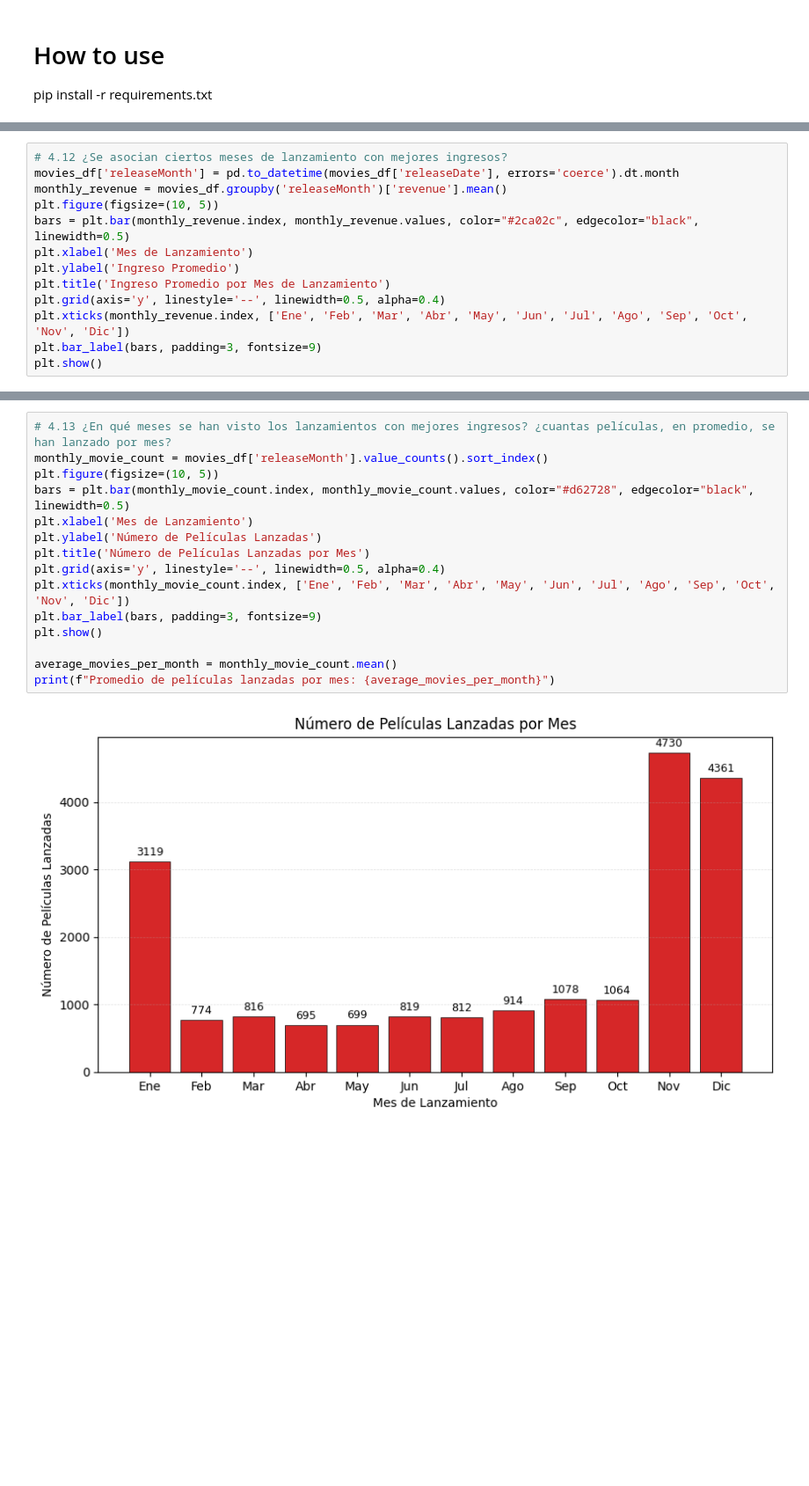
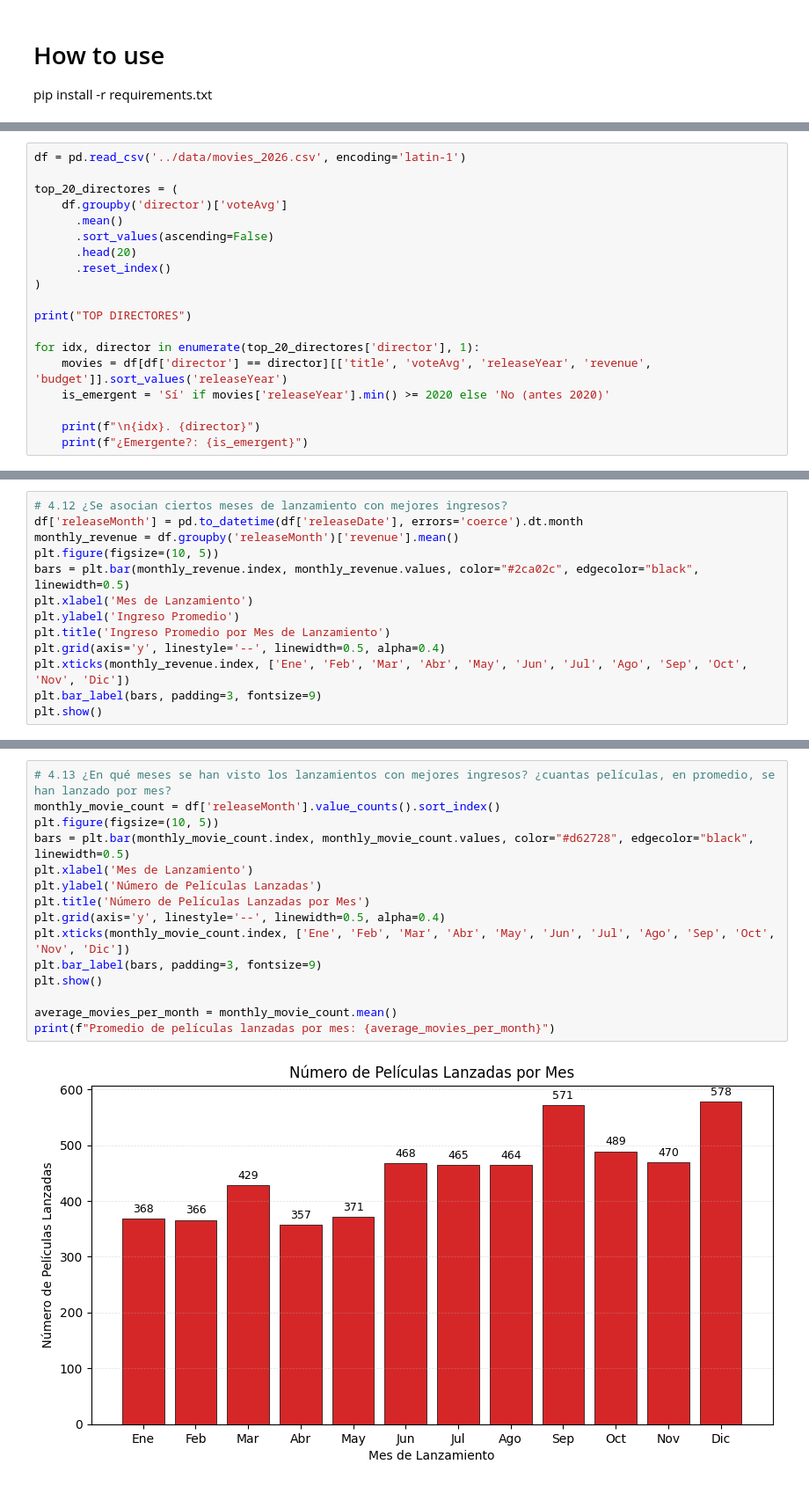
Before and after one commit to Qu3zada22/lab1_MD, a Jupyter notebook: src/Lab1.ipynb, the cells around one changed output, grey strips where cells are left out. Shown at 88% size. Saved outputs shown, nothing was run; the diff lists cells and outputs as text; blank space fills up the shorter version.

```diff
--- a/src/Lab1.ipynb
+++ b/src/Lab1.ipynb
@@ -144,0 +547,19 @@ El genero principal de las peliculas con mayor ganancia es:  Action
+# %%
+df = pd.read_csv('../data/movies_2026.csv', encoding='latin-1')
+
+top_20_directores = (
+    df.groupby('director')['voteAvg']
+      .mean()
+      .sort_values(ascending=False)
+      .head(20)
+      .reset_index()
+)
+
+print("TOP DIRECTORES")
+
+for idx, director in enumerate(top_20_directores['director'], 1):
+    movies = df[df['director'] == director][['title', 'voteAvg', 'releaseYear', 'revenue', 'budget']].sort_values('releaseYear')
+    is_emergent = 'Sí' if movies['releaseYear'].min() >= 2020 else 'No (antes 2020)'
+
+    print(f"\n{idx}. {director}")
+    print(f"¿Emergente?: {is_emergent}")
@@ -145,7 +615,7 @@ El genero principal de las peliculas con mayor ganancia es:  Action
 # %%
 # 4.12 ¿Se asocian ciertos meses de lanzamiento con mejores ingresos?
-movies_df['releaseMonth'] = pd.to_datetime(movies_df['releaseDate'], errors='coerce').dt.month
-monthly_revenue = movies_df.groupby('releaseMonth')['revenue'].mean()
+df['releaseMonth'] = pd.to_datetime(df['releaseDate'], errors='coerce').dt.month
+monthly_revenue = df.groupby('releaseMonth')['revenue'].mean()
 plt.figure(figsize=(10, 5))
 bars = plt.bar(monthly_revenue.index, monthly_revenue.values, color="#2ca02c", edgecolor="black", linewidth=0.5)
 plt.xlabel('Mes de Lanzamiento')
@@ -160,17 +630,17 @@ plt.show()
 # %%
 # 4.13 ¿En qué meses se han visto los lanzamientos con mejores ingresos? ¿cuantas películas, en promedio, se han lanzado por mes?
-monthly_movie_count = movies_df['releaseMonth'].value_counts().sort_index()
+monthly_movie_count = df['releaseMonth'].value_counts().sort_index()
 plt.figure(figsize=(10, 5))
 bars = plt.bar(monthly_movie_count.index, monthly_movie_count.values, color="#d62728", edgecolor="black", linewidth=0.5)
 plt.xlabel('Mes de Lanzamiento')
 plt.ylabel('Número de Películas Lanzadas')
 plt.title('Número de Películas Lanzadas por Mes')
 plt.grid(axis='y', linestyle='--', linewidth=0.5, alpha=0.4)
 plt.xticks(monthly_movie_count.index, ['Ene', 'Feb', 'Mar', 'Abr', 'May', 'Jun', 'Jul', 'Ago', 'Sep', 'Oct', 'Nov', 'Dic'])
 plt.bar_label(bars, padding=3, fontsize=9)
 plt.show()
 
 average_movies_per_month = monthly_movie_count.mean()
 print(f"Promedio de películas lanzadas por mes: {average_movies_per_month}")
 # %% [output]
-[figure, old version]
+[figure, new version]
```
Also changed, not shown: parts of 32 cells of this notebook, 1 other file.
